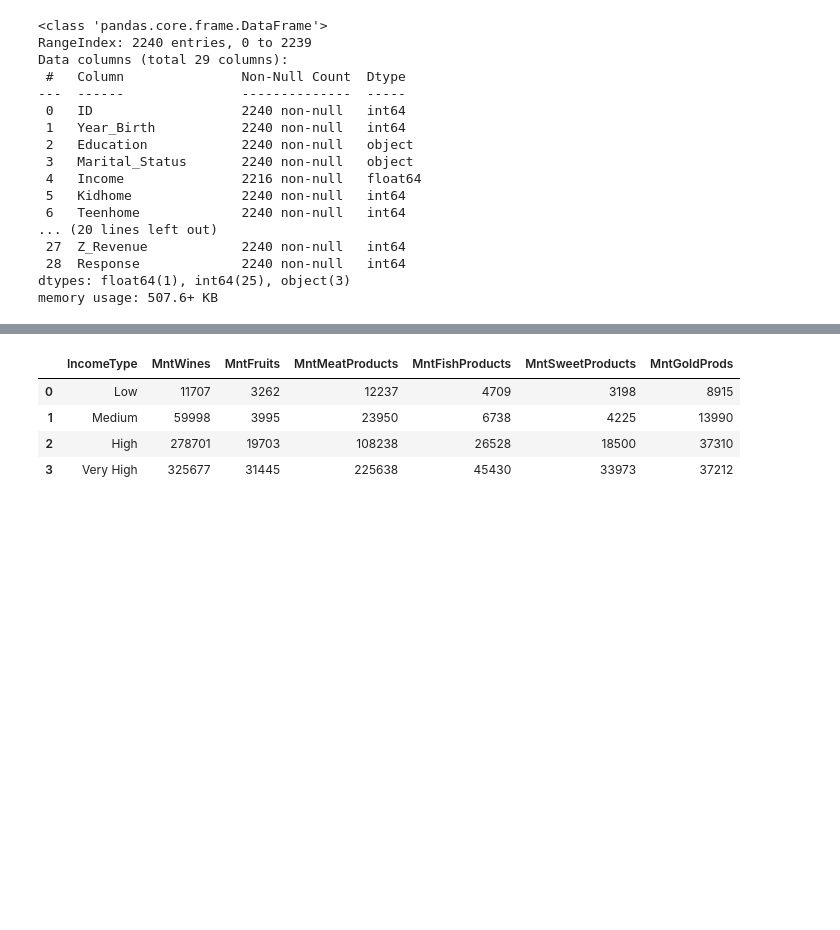
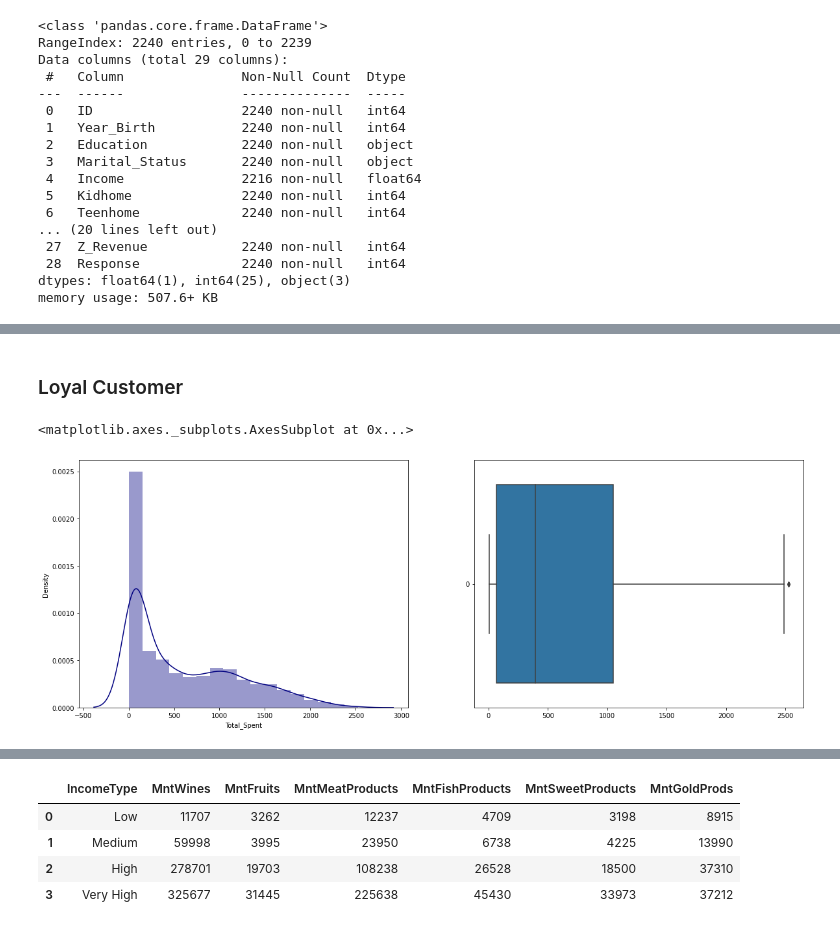
Before and after one commit to widyaayuningtyas7/EDA-Customer-Personality-Analysis, a Jupyter notebook: EDA_Customer_Personality_Analysis.ipynb, the cells around one changed output, grey strips where cells are left out. Saved outputs shown, nothing was run; the diff lists cells and outputs as text; code cells hidden in the pictures; blank space fills up the shorter version.

```diff
--- a/EDA_Customer_Personality_Analysis.ipynb
+++ b/EDA_Customer_Personality_Analysis.ipynb
@@ -215,0 +324,15 @@ df.head()
+# %% [markdown]
+### Loyal Customer
+# %%
+# Boxplot for total Spent
+plt.figure(figsize=(20,7))
+
+plt.subplot(1,2,1)
+sns.distplot(data['Total_Spent'],color='navy')
+
+plt.subplot(1,2,2)
+sns.boxplot(data = data["Total_Spent"],
+            orient="h")
+# %% [output]
+<matplotlib.axes._subplots.AxesSubplot at 0x...>
+[figure, added]
```
Also changed, not shown: parts of 47 cells of this notebook.
